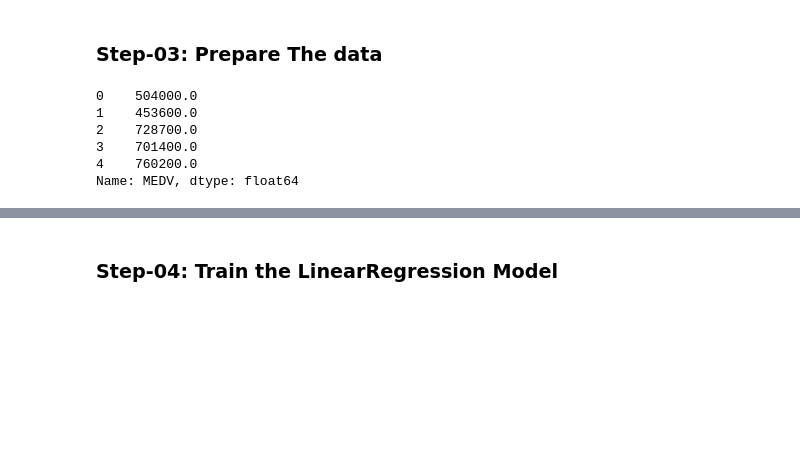
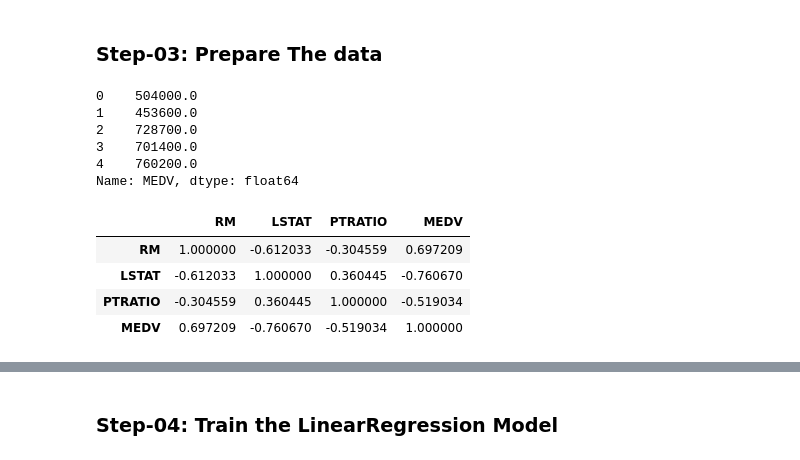
Before and after one commit to subenakhatun/Professional-Certificate-in-Python-for-Machine-Learning-and-Data-Science, a Jupyter notebook: MachineLearning/linearregression.ipynb, the cells around one changed output, grey strips where cells are left out. Cells and saved outputs as stored; diff of their text form; code cells hidden in the pictures; blank space fills up the shorter version.

```diff
--- a/MachineLearning/linearregression.ipynb
+++ b/MachineLearning/linearregression.ipynb
@@ -38,3 +38,12 @@ y.head()
 3    701400.0
 4    760200.0
 Name: MEDV, dtype: float64
+# %%
+# see coorelation and also draw
+boston.corr()
+# %% [output]
+|  | RM | LSTAT | PTRATIO | MEDV |
+| RM | 1.000000 | -0.612033 | -0.304559 | 0.697209 |
+| LSTAT | -0.612033 | 1.000000 | 0.360445 | -0.760670 |
+| PTRATIO | -0.304559 | 0.360445 | 1.000000 | -0.519034 |
+| MEDV | 0.697209 | -0.760670 | -0.519034 | 1.000000 |
```
Also changed, not shown: parts of 7 cells of this notebook.
